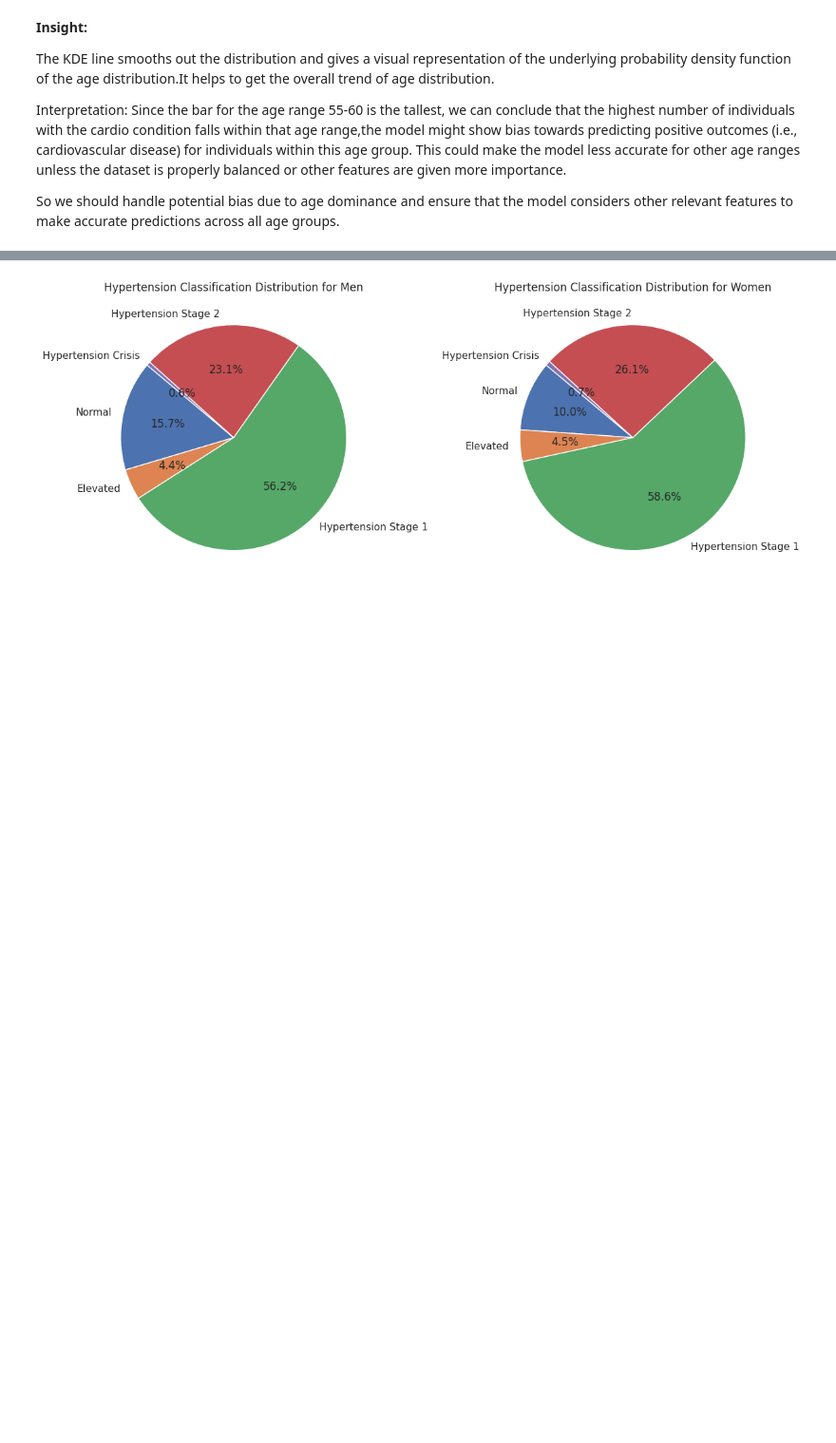
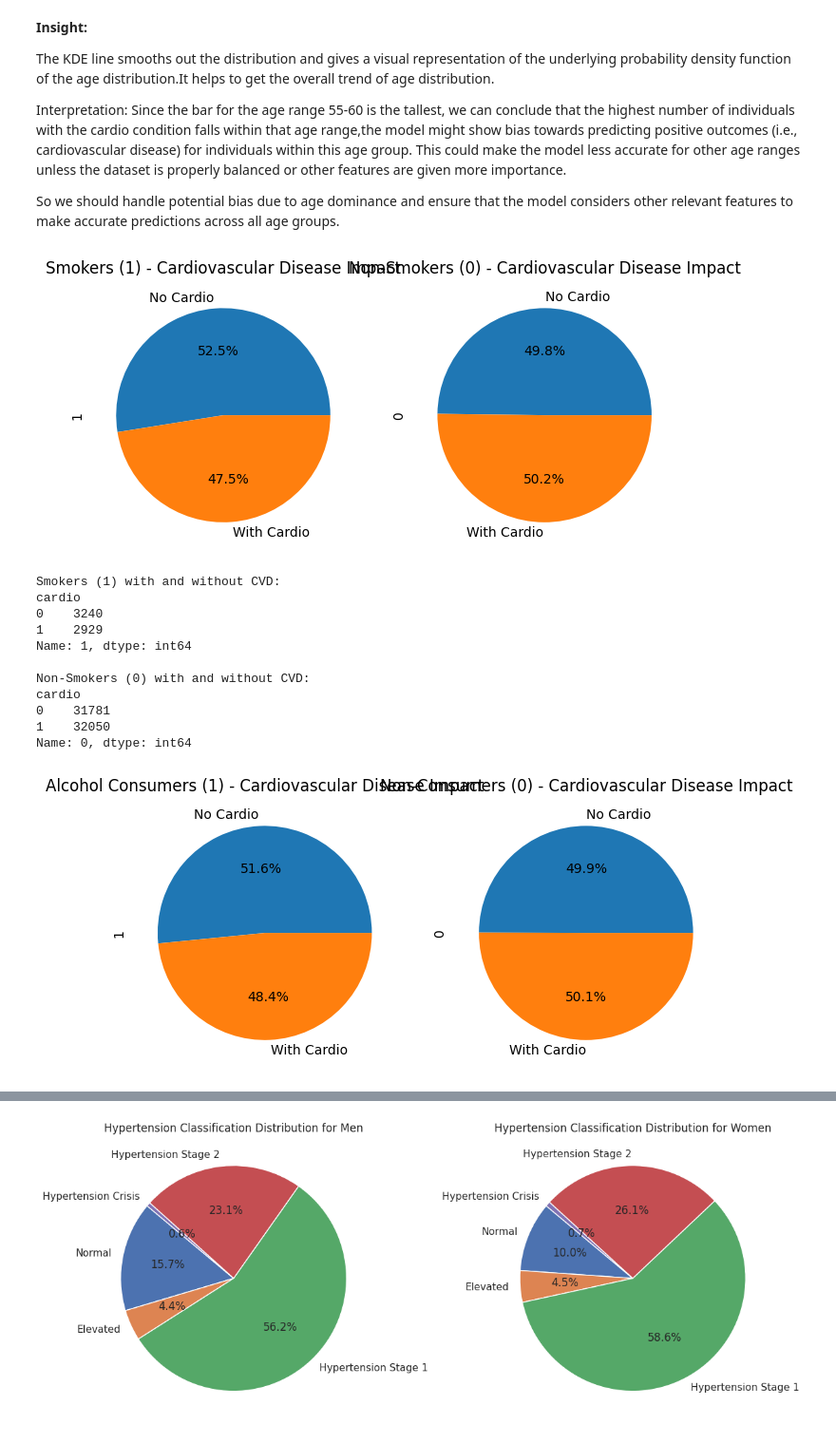
Before and after one commit to Dcode-7/CVD-Model, a Jupyter notebook: CVD_MainFile.ipynb, the cells around one changed output, grey strips where cells are left out. Shown at 95% size. Drawn from its saved outputs; the diff is of its cells as text; code cells hidden in the pictures; blank space fills up the shorter version.

```diff
--- a/CVD_MainFile.ipynb
+++ b/CVD_MainFile.ipynb
@@ -298,3 +298,78 @@ Interpretation:
 Since the bar for the age range 55-60 is the tallest, we can conclude that the highest number of individuals with the cardio condition falls within that age range,the model might show bias towards predicting positive outcomes (i.e., cardiovascular disease) for individuals within this age group. This could make the model less accurate for other age ranges unless the dataset is properly balanced or other features are given more importance.
 
 So we should handle potential bias due to age dominance and ensure that the model considers other relevant features to make accurate predictions across all age groups.
+# %%
+import pandas as pd
+import matplotlib.pyplot as plt
+
+
+# Calculate percentage and count of smokers with and without cardio
+smoke_cardio = df.groupby(['smoke', 'cardio']).size().unstack().fillna(0)
+
+# Plotting the pie chart for smoking impact on CVD
+smoke_cardio['total'] = smoke_cardio.sum(axis=1)
+smoke_cardio_percent = smoke_cardio.div(smoke_cardio['total'], axis=0) * 100
+
+# For Smoker (1) and Non-Smokers (0), plot the pie chart for each
+fig, ax = plt.subplots(1, 2, figsize=(12, 6))
+
+# Plot for Smokers (smoke == 1)
+smoke_cardio.loc[1].drop('total').plot(kind='pie', autopct='%1.1f%%', ax=ax[0], labels=['No Cardio', 'With Cardio'],
+                                       title='Smokers (1) - Cardiovascular Disease Impact', legend=False, figsize=(8, 8))
+
+# Plot for Non-Smokers (smoke == 0)
+smoke_cardio.loc[0].drop('total').plot(kind='pie', autopct='%1.1f%%', ax=ax[1], labels=['No Cardio', 'With Cardio'],
+                                       title='Non-Smokers (0) - Cardiovascular Disease Impact', legend=False, figsize=(8, 8))
+
+# Display pie charts
+plt.show()
+
+# Print the actual values for reference
+print("Smokers (1) with and without CVD:")
+print(smoke_cardio.loc[1].drop('total'))
+
+print("\nNon-Smokers (0) with and without CVD:")
+print(smoke_cardio.loc[0].drop('total'))
+
+
+# Calculate percentage and count of alcohol consumers with and without cardio
+alco_cardio = df.groupby(['alco', 'cardio']).size().unstack().fillna(0)
+
+# Plotting the pie chart for alcohol impact on CVD
+alco_cardio['total'] = alco_cardio.sum(axis=1)
+alco_cardio_percent = alco_cardio.div(alco_cardio['total'], axis=0) * 100
+
+# For Alcohol Consumers (alco == 1) and Non-Consumers (alco == 0), plot the pie chart for each
+fig, ax = plt.subplots(1, 2, figsize=(12, 6))
+
+# Plot for Alcohol Consumers (alco == 1)
+alco_cardio.loc[1].drop('total').plot(kind='pie', autopct='%1.1f%%', ax=ax[0], labels=['No Cardio', 'With Cardio'],
+                                      title='Alcohol Consumers (1) - Cardiovascular Disease Impact', legend=False, figsize=(8, 8))
+
+# Plot for Non-Consumers (alco == 0)
+alco_cardio.loc[0].drop('total').plot(kind='pie', autopct='%1.1f%%', ax=ax[1], labels=['No Cardio', 'With Cardio'],
+                                      title='Non-Consumers (0) - Cardiovascular Disease Impact', legend=False, figsize=(8, 8))
+
+# Display pie charts
+plt.show()
+
+# Print the actual values for reference
+print("Alcohol Consumers (1) with and without CVD:")
+print(alco_cardio.loc[1].drop('total'))
+
+print("\nNon-Consumers (0) with and without CVD:")
+print(alco_cardio.loc[0].drop('total'))
+# %% [output]
+[figure, added]
+Smokers (1) with and without CVD:
+cardio
+0    3240
+1    2929
+Name: 1, dtype: int64
+
+Non-Smokers (0) with and without CVD:
+cardio
+0    31781
+1    32050
+Name: 0, dtype: int64
+[figure, added]
```
Also changed, not shown: parts of 6 cells of this notebook.
